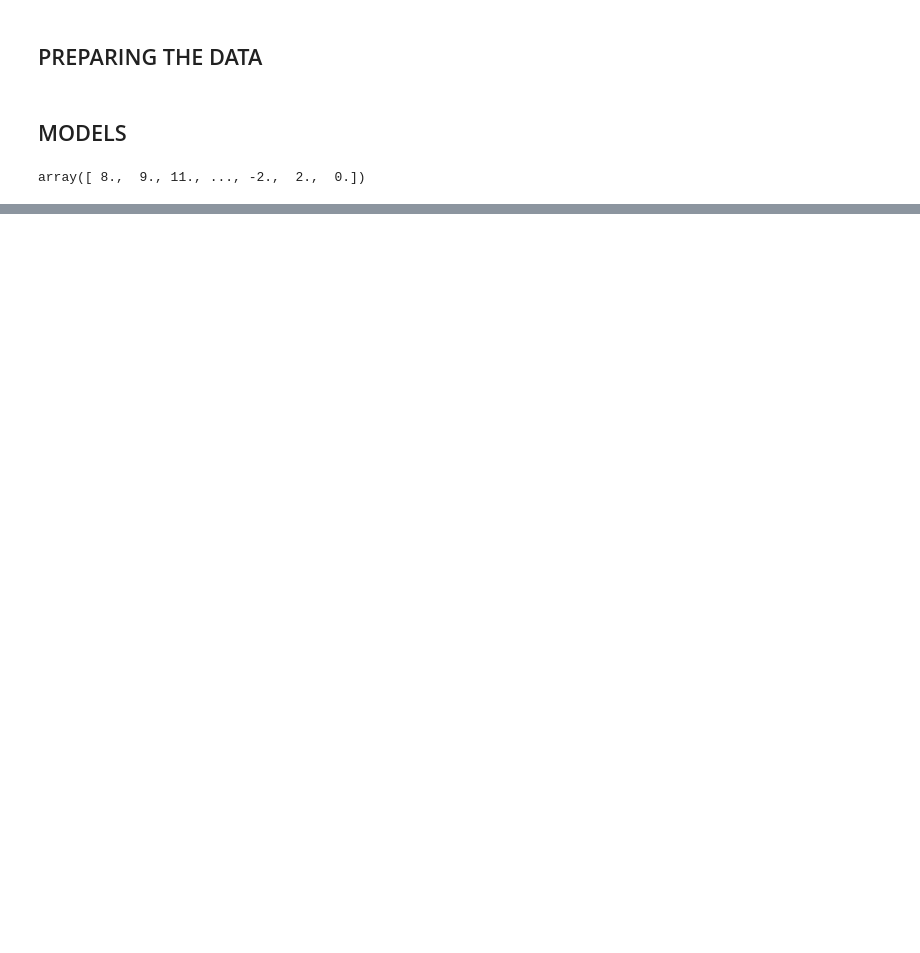
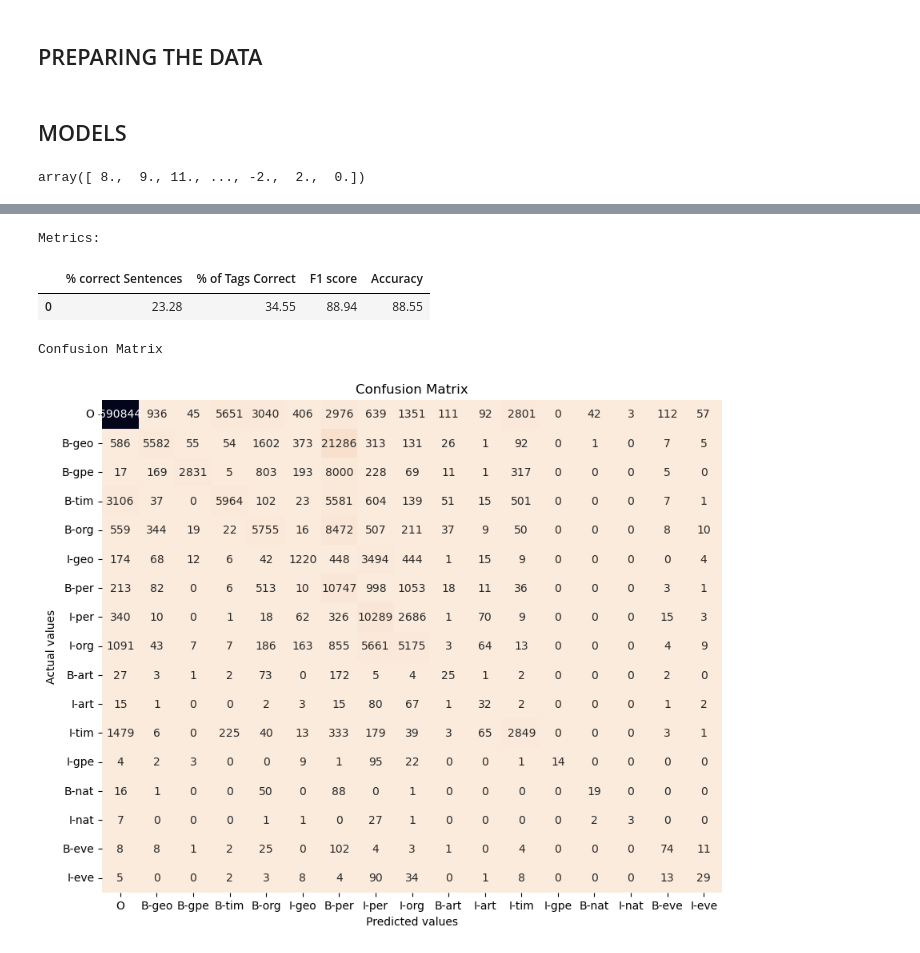
Before and after one commit to zemgabriela/NLP, a Jupyter notebook: Assignment_2/reproducable_results.ipynb, the cells around one changed output, grey strips where cells are left out. Drawn from its saved outputs; the diff is of its cells as text; code cells hidden in the pictures; blank space fills up the shorter version.

```diff
--- a/Assignment_2/reproducable_results.ipynb
+++ b/Assignment_2/reproducable_results.ipynb
@@ -72,8 +88,17 @@ from skseq.sequences import extended_feature
 extra_mapping_feature = extended_feature.ExtendedFeatures(sequence_list)
 extra_mapping_feature.build_features()
 
-structured_perceptron_extraf = StructuredPerceptron(word_dict, tag_dict, extra_mapping_feature)
+structured_perceptron_extraf = StructuredPerceptron(corpus_word_dict, corpus_tag_dict, extra_mapping_feature)
 structured_perceptron_extraf.load_model(dir='fitted_models/extra_features_model_wo_cython.pkl')
 # %%
-evaluate(X_test,structured_perceptron_extraf,y_test_true,tag_dict)
+evaluate(X_test,structured_perceptron_extraf,
+         test_tag_pos,corpus_tag_dict ,
+         y_test_true,
+         "pred_test_extra.pkl",load=load_predictions)
+# %% [output]
+Metrics:
+|  | % correct Sentences | % of Tags Correct | F1 score | Accuracy |
+| 0 | 23.28 | 34.55 | 88.94 | 88.55 |
+Confusion Matrix
+[figure, added]
 # %%
```
Also changed, not shown: parts of 9 cells of this notebook, 12 other files.
